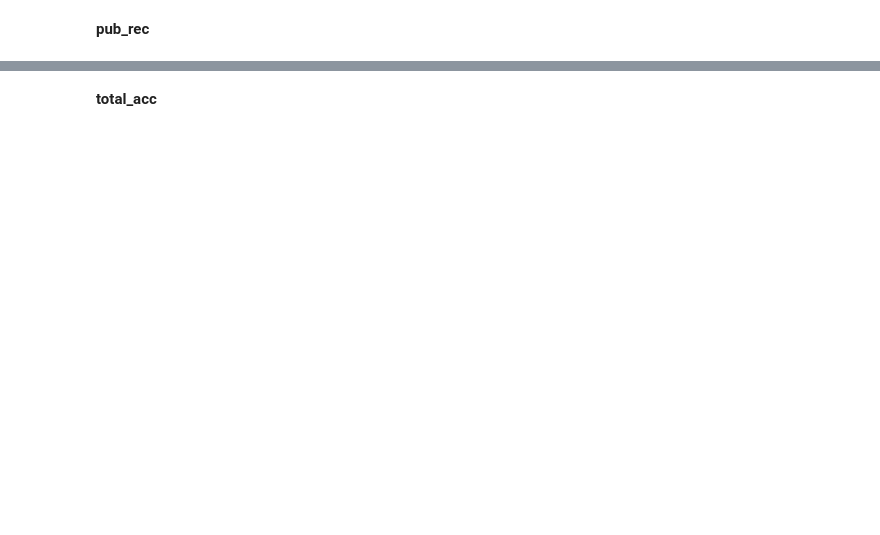
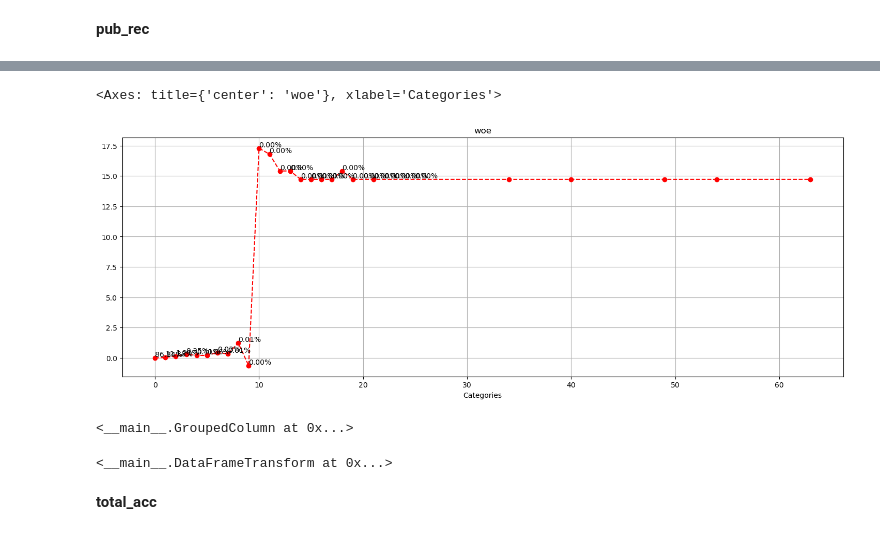
Before and after one commit to Xavi-Linux/CaRMeLo, a Jupyter notebook: notebooks/Data_preparation.ipynb, the cells around one changed output, grey strips where cells are left out. Cells and saved outputs as stored; diff of their text form; code cells hidden in the pictures; blank space fills up the shorter version.

```diff
--- a/notebooks/Data_preparation.ipynb
+++ b/notebooks/Data_preparation.ipynb
@@ -1048,0 +1171,6 @@ plot_woe(open_acc_woe['woe'][:21], labels=open_acc_woe['n_obs_rel'][:21].apply(l
+# %%
+pub_rec_woe = calculate_woe_iv(
+                    continuous_df,
+                    continuous_df['pub_rec'],
+                    continuous_df['non_default'], multilevel_index=False, sort_by_woe=False
+)
@@ -1049,2 +1198,19 @@ plot_woe(open_acc_woe['woe'][:21], labels=open_acc_woe['n_obs_rel'][:21].apply(l
+# %%
+plot_woe(pub_rec_woe['woe'], labels=pub_rec_woe['n_obs_rel'].apply(lambda v: '{:.2%}'.format(v)))
+# %% [output]
+<Axes: title={'center': 'woe'}, xlabel='Categories'>
+[figure, added]
+# %%
+pub_rec_groups.add_child(
+        Interval().add_child(pd.Interval(left=-np.inf, right=0, closed='right'))
+    ).add_child(
+        Interval().add_child(pd.Interval(left=0, right=np.inf, closed='right'))
+    )
+# %% [output]
+<__main__.GroupedColumn at 0x...>
+# %%
+continuous_dft.add_child(pub_rec_groups)
+# %% [output]
+<__main__.DataFrameTransform at 0x...>
 # %% [markdown]
 **total_acc**
```
Also changed, not shown: parts of 46 cells of this notebook.
